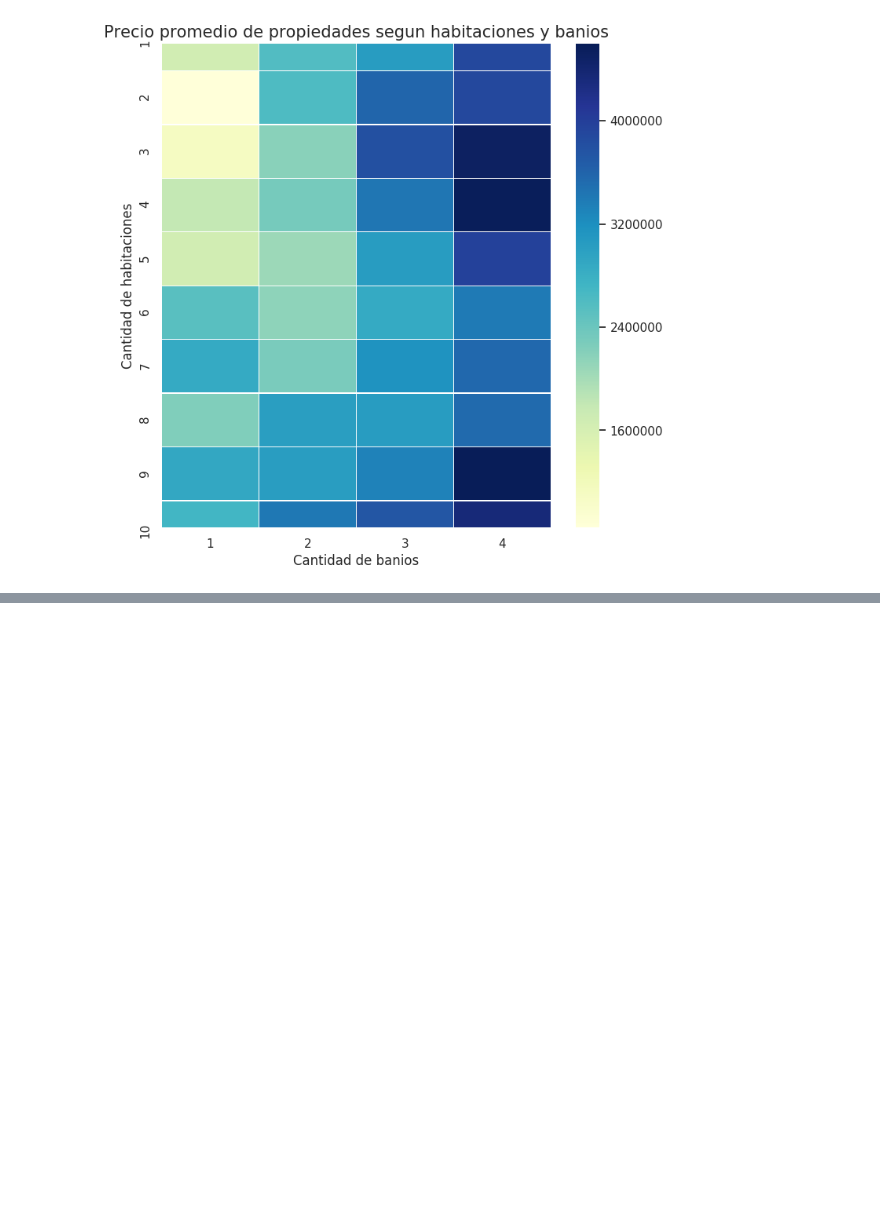
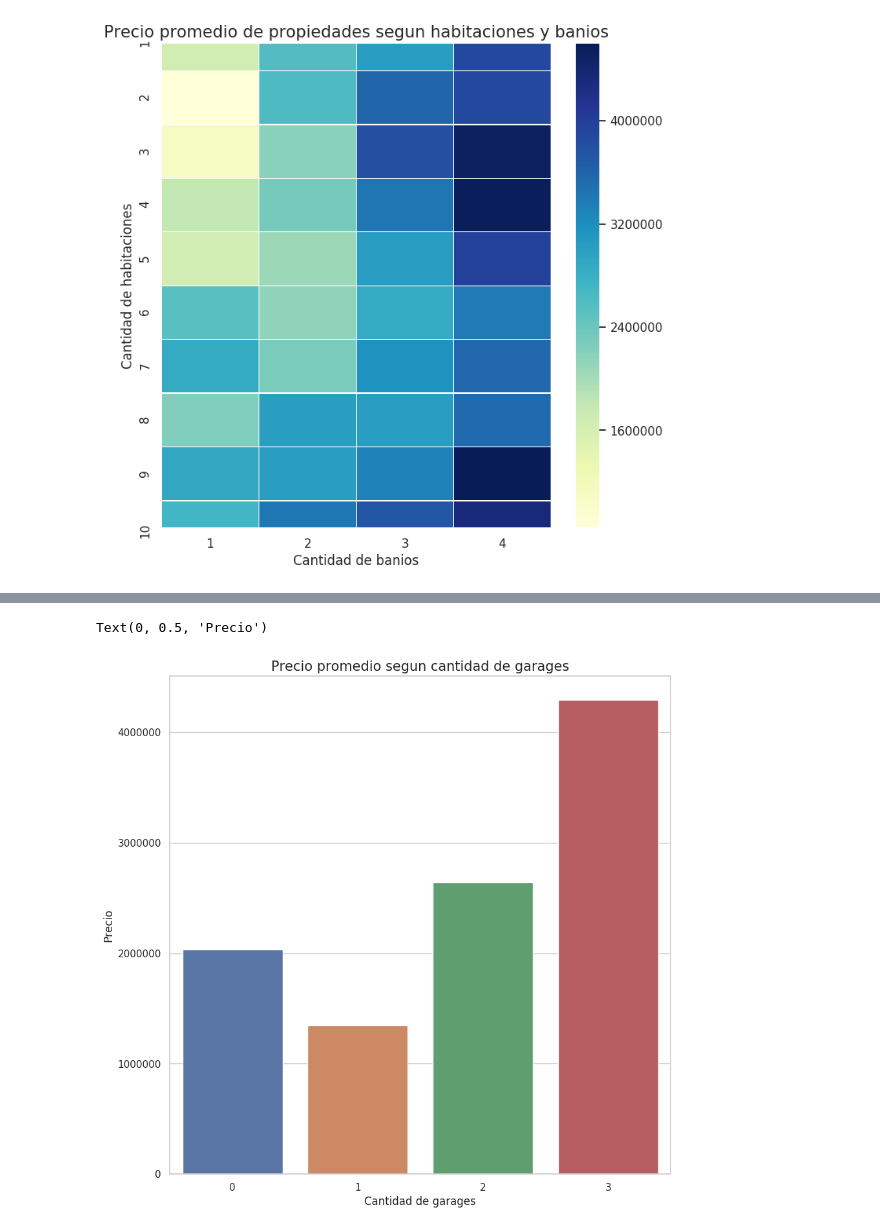
Before and after one commit to diaznicolasandres1/95.58-orga-datos-zonaprop-mexico-12-16, a Jupyter notebook: notebooks/03-exploracion-por-propiedades-provincias.ipynb, the cells around one changed output, grey strips where cells are left out. Drawn from its saved outputs; the diff is of its cells as text; code cells hidden in the pictures; blank space fills up the shorter version.

```diff
--- a/notebooks/03-exploracion-por-propiedades-provincias.ipynb
+++ b/notebooks/03-exploracion-por-propiedades-provincias.ipynb
@@ -589,0 +596,4 @@ Text(66.25, 0.5, 'Cantidad de habitaciones')
+# %%
+precio_segun_garages = df.groupby("garages").agg({"precio" : "mean"})
+precio_segun_garages.rename(index={0.00:0, 1.00:1, 2.00:2, 3.00:3}, inplace=True)
+precio_segun_garages
@@ -589,0 +607,9 @@ Text(66.25, 0.5, 'Cantidad de habitaciones')
+# %%
+plt.subplots(figsize=(10, 10))
+g = sns.barplot(x=precio_segun_garages.index, y=precio_segun_garages["precio"].values)
+g.set_title("Precio promedio segun cantidad de garages", fontsize=15)
+g.set_xlabel("Cantidad de garages", fontsize=12)
+g.set_ylabel("Precio", fontsize=12)
+# %% [output]
+Text(0, 0.5, 'Precio')
+[figure, added]
```
Also changed, not shown: parts of 15 cells of this notebook.
